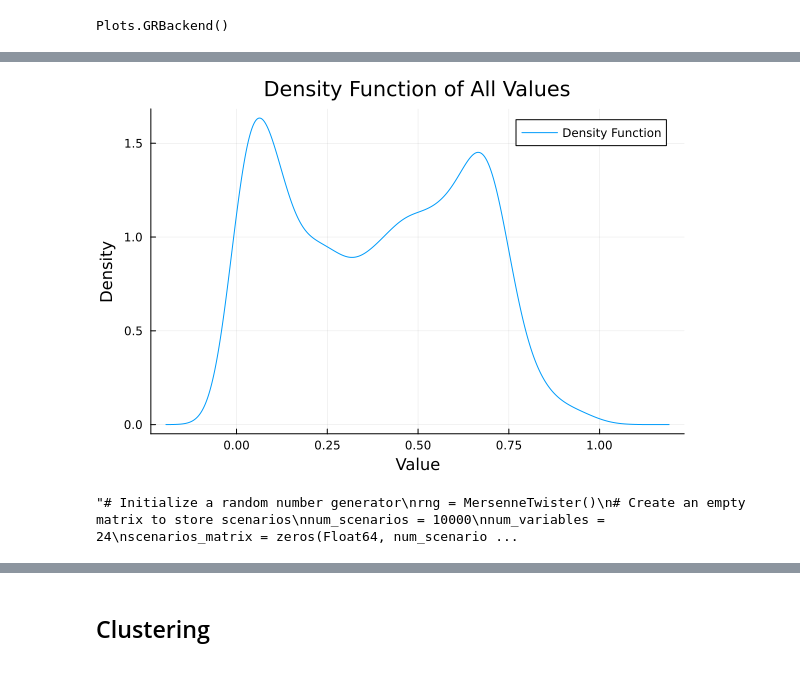
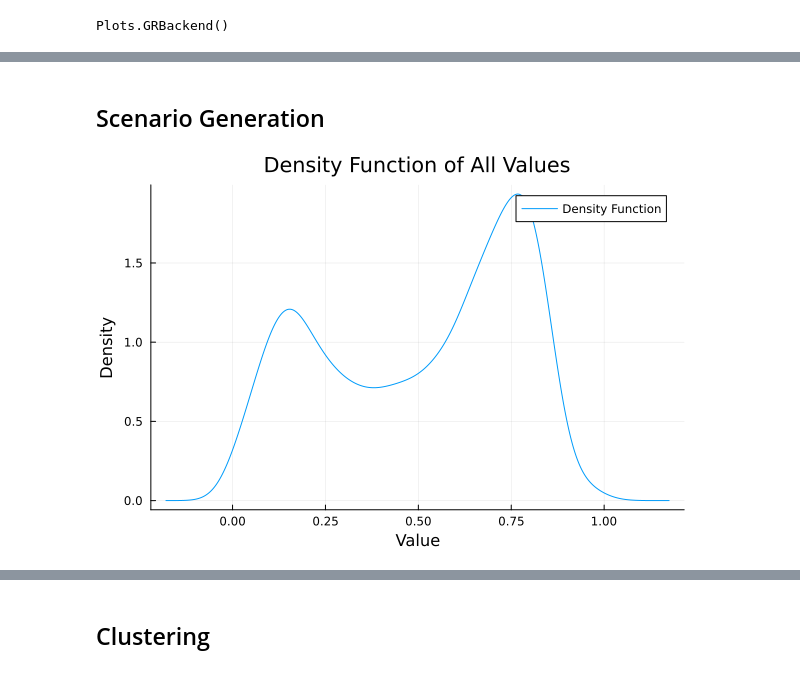
Before and after one commit to ltempfli/Team_assignment_AMO, a Jupyter notebook: Scenario_Generation.ipynb, the cells around one changed output, grey strips where cells are left out. Cells and saved outputs as stored; diff of their text form; code cells hidden in the pictures.

Commit message:
Update scenario evaluation

```diff
--- a/Scenario_Generation.ipynb
+++ b/Scenario_Generation.ipynb
@@ -30,5 +24,3 @@ Plots.GRBackend()
 # %%
-# Reading the data
-df = CSV.read("data/scen_zone1.out", DataFrame)
-df = dropmissing(df, disallowmissing=true)
+df_zone1 = CSV.read("data/scen_zone1.out", DataFrame)
 # %% [output]
@@ -65,0 +48,5 @@ plot(df[:, 1], mean_values, label="Average of V1 to V100", xlabel="Time[h]", yla
+# %%
+df_zone1 = dropmissing(df_zone1, disallowmissing=true)
+select!(df_zone1, Not(1))
+
+pretty_table(df_zone1)
@@ -66,49 +199,16 @@ plot(df[:, 1], mean_values, label="Average of V1 to V100", xlabel="Time[h]", yla
+# %% [markdown]
+## Scenario Generation
 # %%
 # Flatten the DataFrame to a 1D array and convert to Float64
-values = Float64.(collect(Iterators.flatten(eachcol(df[:, 2:end]))))  # Exclude the first column (Row) and convert to Float64
+values = Float64.(collect(Iterators.flatten(eachcol(df_zone1[:, :]))))
 
 # Compute the kernel density estimate (KDE)
 kde_result = kde(values)
 
 # Create a plot of the density estimate as a line
 plot(kde_result.x, kde_result.density, label="Density Function", legend=:topright)
 xlabel!("Value")
 ylabel!("Density")
 title!("Density Function of All Values")
 # %% [output]
-[figure, old version]
+[figure, new version]
-# %%
-# Generate scenarios for average values of entire dataset
-"""
-# Initialize a random number generator
-rng = MersenneTwister()
-# Create an empty matrix to store scenarios
-num_scenarios = 10000
-num_variables = 24
-scenarios_matrix = zeros(Float64, num_scenarios, num_variables)
-
-# Iterate through each variable (hour) in dataframe
-for col in 2:(num_variables + 1)  # Correct the range of columns
-    # Extract the values for the current variable (hour)
-    variable_values = df[!, col]
-
-    # Filter out invalid or non-positive values
-    valid_values = filter(x -> x > 0 && isfinite(x), variable_values)
-
-    # Fit a Weibull distribution to the valid values
-    fitted_dist = fit_mle(Weibull, valid_values)
-
-    # Generate scenarios for the current variable
-    scenarios = rand(rng, fitted_dist, num_scenarios)
-
-    # Store the scenarios in the matrix
-    scenarios_matrix[:, col - 1] = scenarios
-end
-
-# Convert the scenarios matrix to a DataFrame with auto-generated column names
-scenarios_df = DataFrame(scenarios_matrix, :auto)
-
-# 'scenarios_df' now contains 10,000 scenarios, each with 24 variables (hours)
-"""
-# %% [output]
-"# Initialize a random number generator\nrng = MersenneTwister()\n# Create an empty matrix to store scenarios\nnum_scenarios = 10000\nnum_variables = 24\nscenarios_matrix = zeros(Float64, num_scenario ...
```
Also changed, not shown: parts of 26 cells of this notebook, 2 other files.
